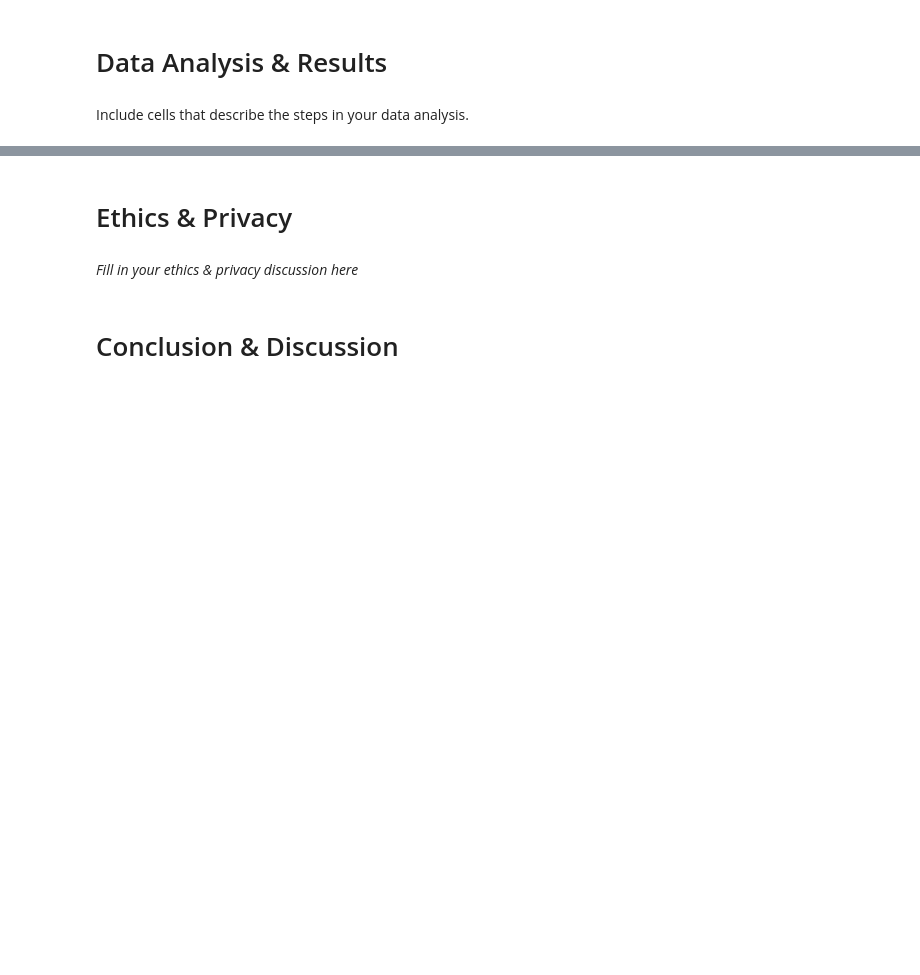
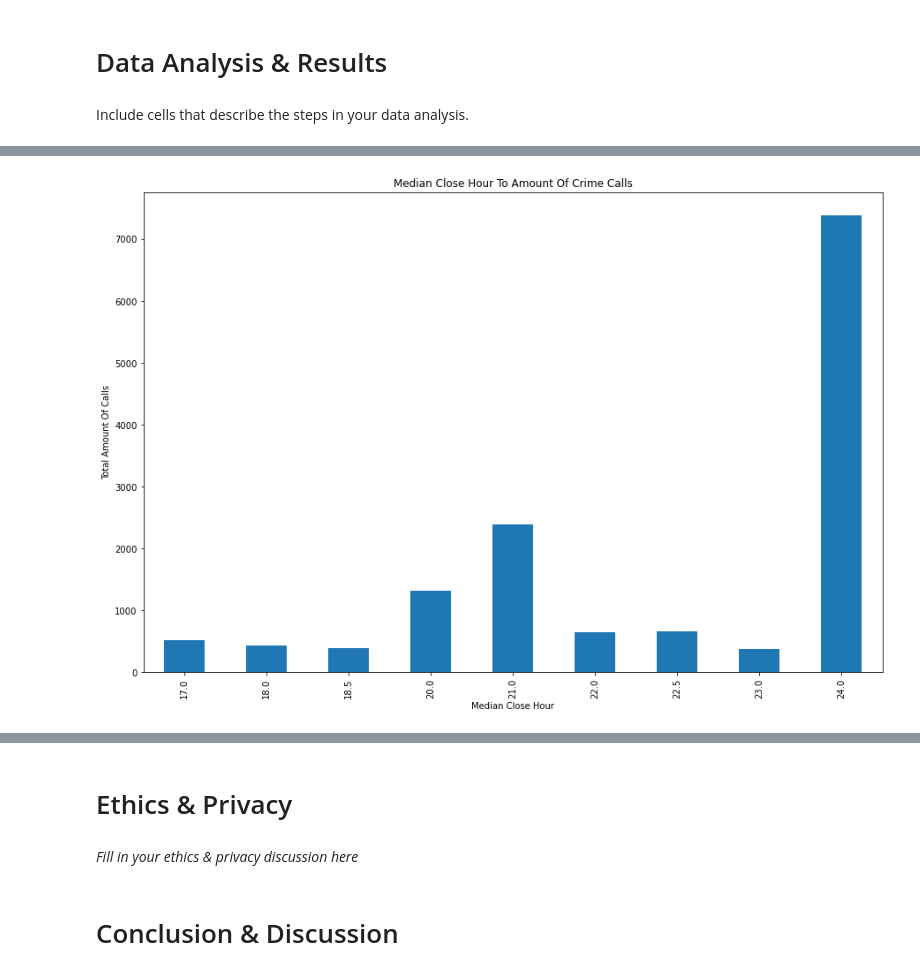
Before and after one commit to tnl001/individual_fa20, a Jupyter notebook: final_project/FinalProject_tnl001.ipynb, the cells around one changed output, grey strips where cells are left out. Cells and saved outputs as stored; diff of their text form; code cells hidden in the pictures; blank space fills up the shorter version.

```diff
--- a/final_project/FinalProject_tnl001.ipynb
+++ b/final_project/FinalProject_tnl001.ipynb
@@ -805,0 +917,3 @@ Include cells that describe the steps in your data analysis.
+# %%
+grouped_by_hour = cl_park_data.groupby('median_close_hour', as_index=False)
+grouped_by_hour = grouped_by_hour.sum().sort_values('total_call').reset_index(drop=True)
@@ -805,0 +933,9 @@ Include cells that describe the steps in your data analysis.
+# %%
+grouped_by_hour.sort_values('median_close_hour').plot(x='median_close_hour',y='total_call',
+                                                      kind='bar', figsize=(15,10), legend=False)
+plt.title("Median Close Hour To Amount Of Crime Calls")
+plt.xlabel('Median Close Hour')
+plt.ylabel('Total Amount Of Calls')
+f2 = plt.gcf()
+# %% [output]
+[figure, added]
```
Also changed, not shown: parts of 45 cells of this notebook.
